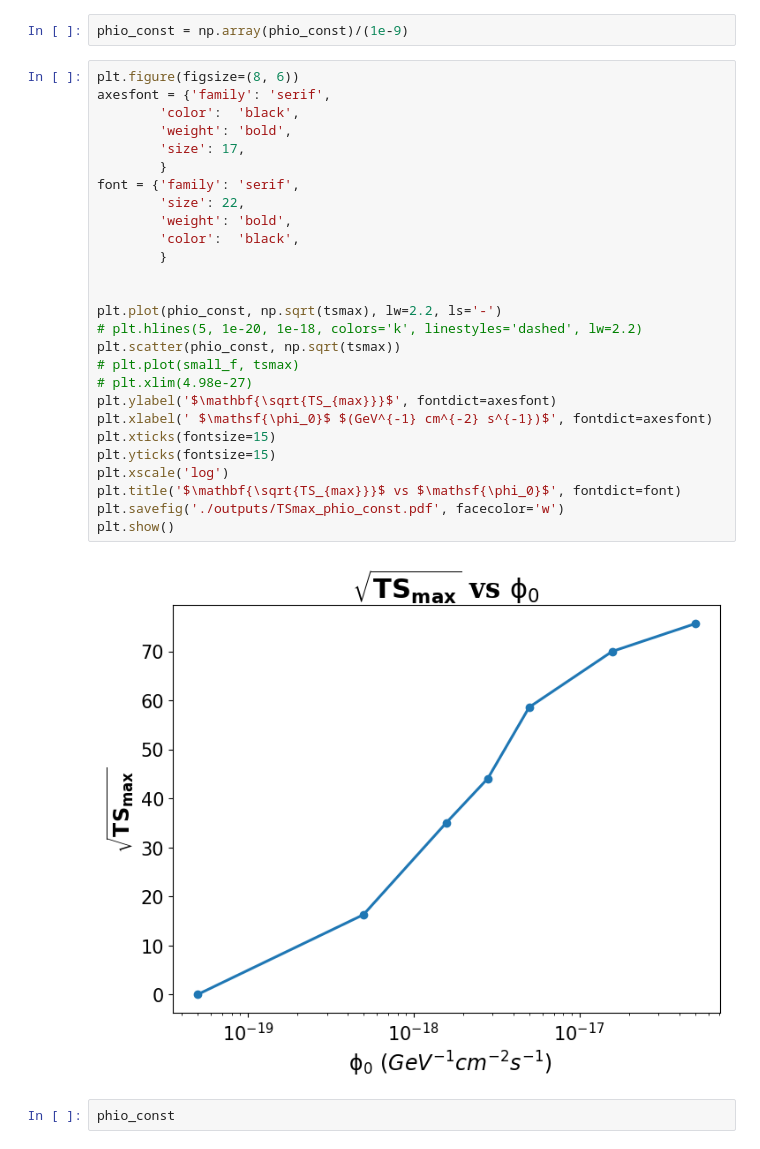
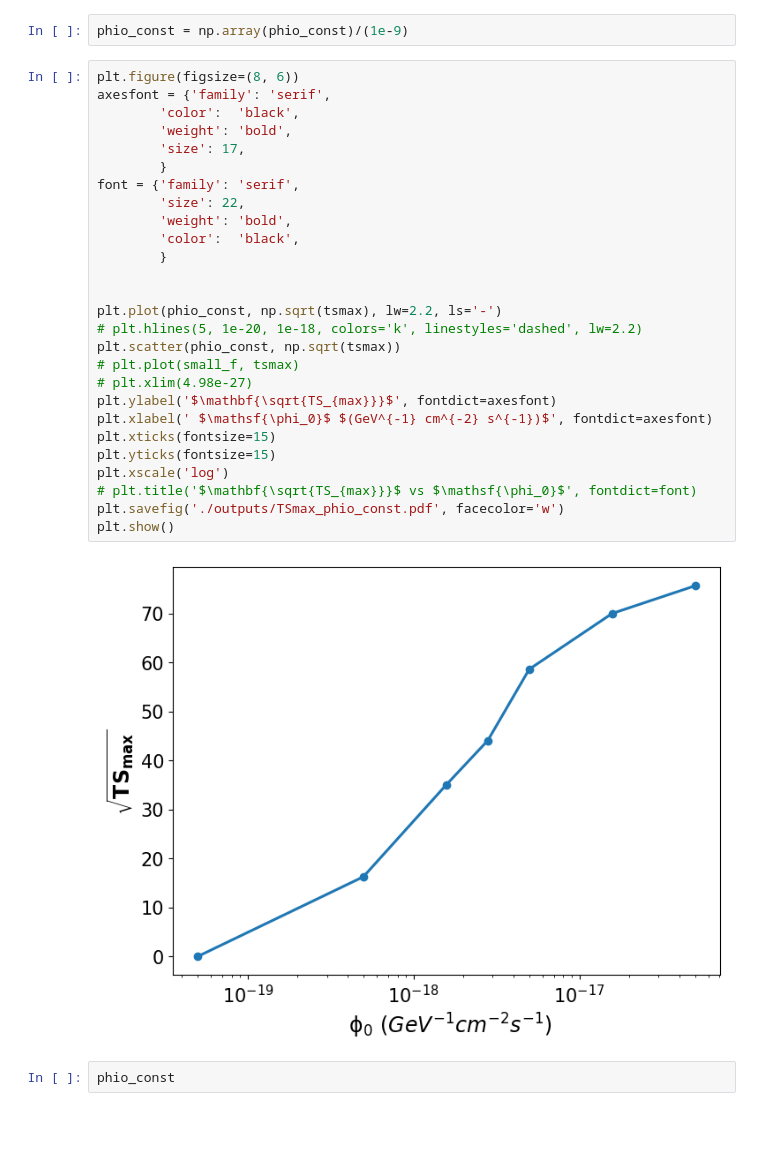
Before and after one commit to DarkWake9/IceCube-Package, a Jupyter notebook: package/final.ipynb, the cells around one changed output. Cells and saved outputs as stored; diff of their text form; blank space fills up the shorter version.

```diff
--- a/package/final.ipynb
+++ b/package/final.ipynb
@@ -39,32 +44,32 @@ phio_const = np.array(phio_const)/(1e-9)
 # %%
 plt.figure(figsize=(8, 6))
 axesfont = {'family': 'serif',
         'color':  'black',
         'weight': 'bold',
         'size': 17,
         }
 font = {'family': 'serif',
         'size': 22,
         'weight': 'bold',
         'color':  'black',
         }
 
 
 plt.plot(phio_const, np.sqrt(tsmax), lw=2.2, ls='-')
 # plt.hlines(5, 1e-20, 1e-18, colors='k', linestyles='dashed', lw=2.2)
 plt.scatter(phio_const, np.sqrt(tsmax))
 # plt.plot(small_f, tsmax)
 # plt.xlim(4.98e-27)
 plt.ylabel('$\mathbf{\sqrt{TS_{max}}}$', fontdict=axesfont)
 plt.xlabel(' $\mathsf{\phi_0}$ $(GeV^{-1} cm^{-2} s^{-1})$', fontdict=axesfont)
 plt.xticks(fontsize=15)
 plt.yticks(fontsize=15)
 plt.xscale('log')
-plt.title('$\mathbf{\sqrt{TS_{max}}}$ vs $\mathsf{\phi_0}$', fontdict=font)
+# plt.title('$\mathbf{\sqrt{TS_{max}}}$ vs $\mathsf{\phi_0}$', fontdict=font)
 plt.savefig('./outputs/TSmax_phio_const.pdf', facecolor='w')
 plt.show()
 # %% [output]
-[figure, old version]
+[figure, new version]
 # %%
 phio_const
 # %% [output]
```
Also changed, not shown: parts of 11 cells of this notebook, 44 other files.
